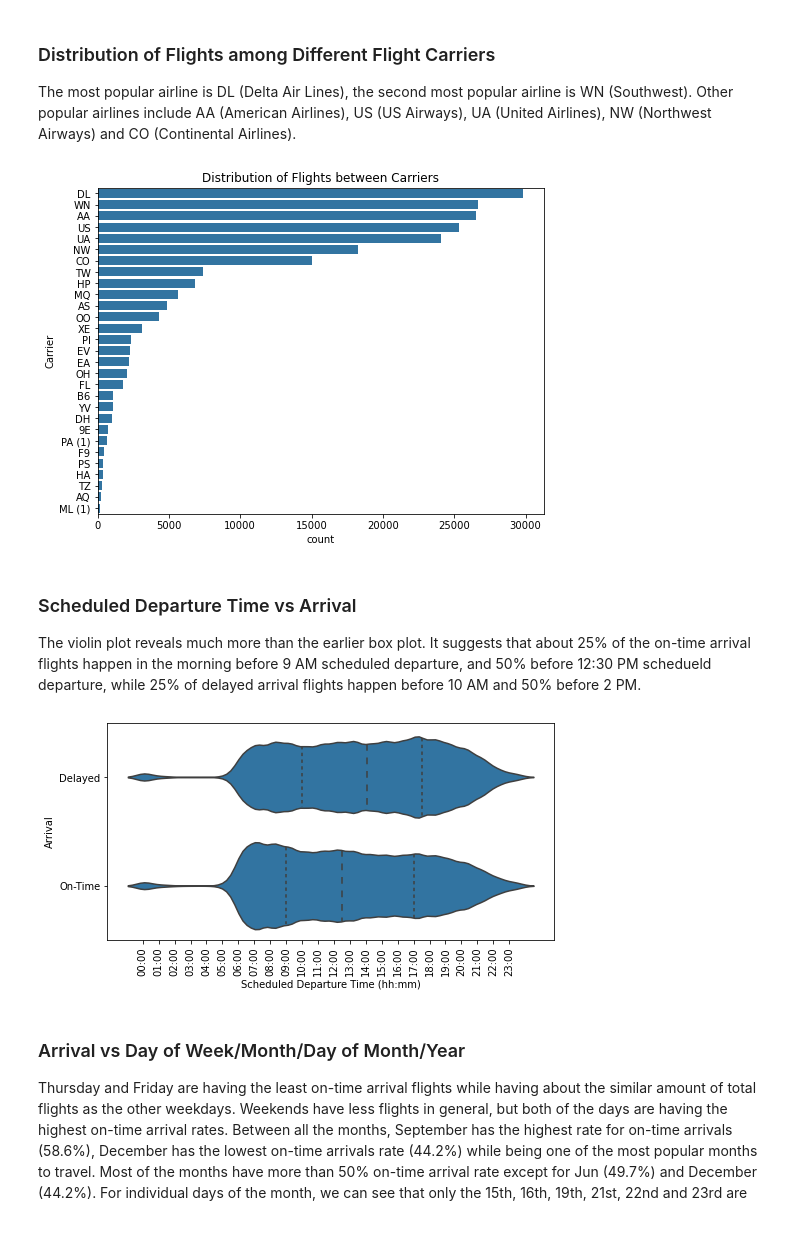
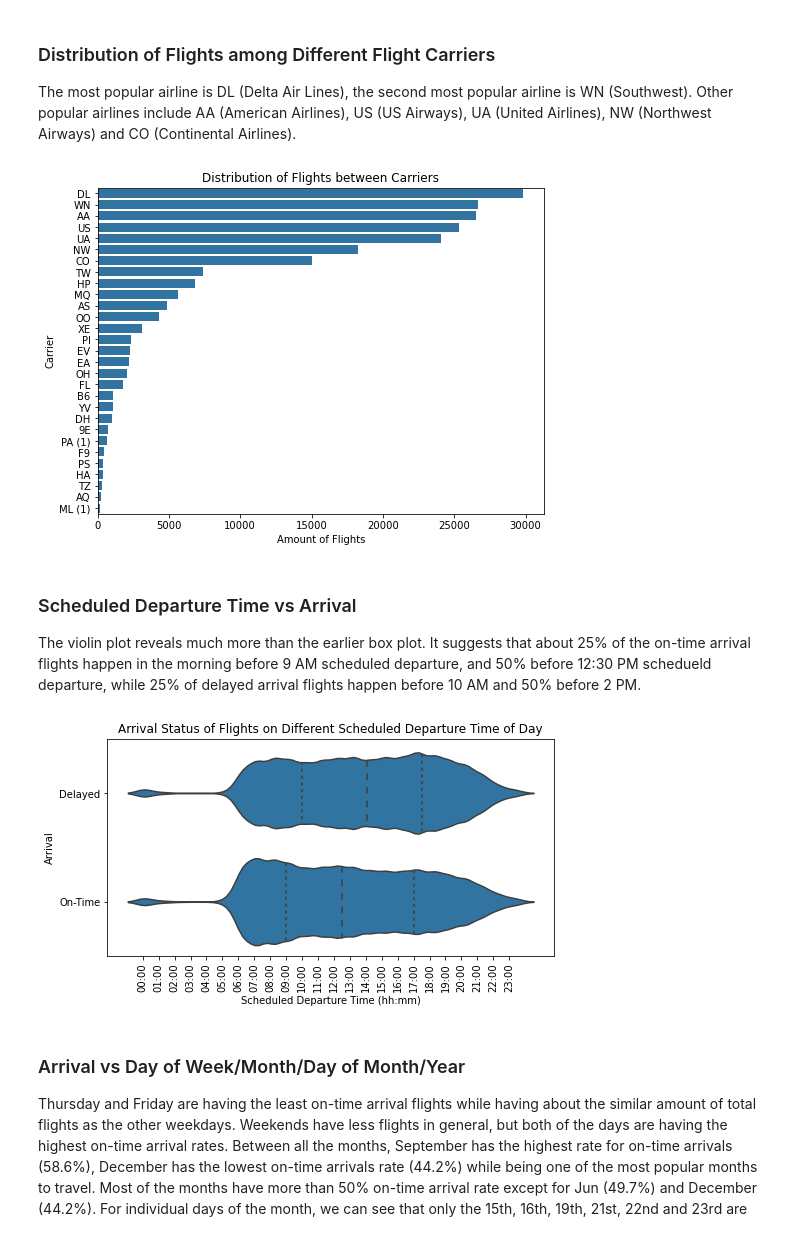
Before and after one commit to leqilu67/flights_study, a Jupyter notebook: flights_study_slides.ipynb, the cells around one changed output. Cells and saved outputs as stored; diff of their text form; code cells hidden in the pictures.

Commit message:
added axis label and title to plots, and changed multivariate plots to bar plot instead of scatterplot

```diff
--- a/flights_study_slides.ipynb
+++ b/flights_study_slides.ipynb
@@ -325,6 +328,7 @@ plt.show();
 # %%
 # convert numbers 1-24 into strings
 def make_hour_string():
+    ''' convert numbers 1-24 into strings '''
     hours = []
     for i in np.arange(24):
         if i < 10:
@@ -356,25 +361,27 @@ The most popular airline is DL (Delta Air Lines), the second most popular airlin
 plt.figure(figsize=[8, 6])
 sb.countplot(data=flights_sample, y='UniqueCarrier', color=base_color,
              order=flights_sample['UniqueCarrier'].value_counts().index)
+plt.xlabel('Amount of Flights')
 plt.ylabel('Carrier')
 plt.title('Distribution of Flights between Carriers');
 # %% [output]
-[figure, old version]
+[figure, new version]
 # %% [markdown]
 ### Scheduled Departure Time vs Arrival
 The violin plot reveals much more than the earlier box plot. It suggests that about 25% of the on-time arrival flights happen in the morning before 9 AM scheduled departure, and 50% before 12:30 PM schedueld departure, while 25% of delayed arrival flights happen before 10 AM and 50% before 2 PM.
 # %%
 bins = np.arange(0, 2400, 100)
 hours = make_hour_string()
 
 plt.figure(figsize=[8, 4])
 sb.violinplot(data=flights_sample, y='ArrOnTime', x='CRSDepTime', orient='h', color=base_color, inner='quartile')
 plt.xticks(bins, hours)
 plt.xlabel('Scheduled Departure Time (hh:mm)')
 plt.yticks([False, True], ['Delayed', 'On-Time'])
 plt.ylabel('Arrival')
+plt.title('Arrival Status of Flights on Different Scheduled Departure Time of Day')
 plt.xticks(rotation=90);
 # %% [output]
-[figure, old version]
+[figure, new version]
 # %%
 def show_percentage(plot, feature, num_of_cat, hue_cat, ax, size):
```
Also changed, not shown: parts of 13 cells of this notebook, 3 other files.
